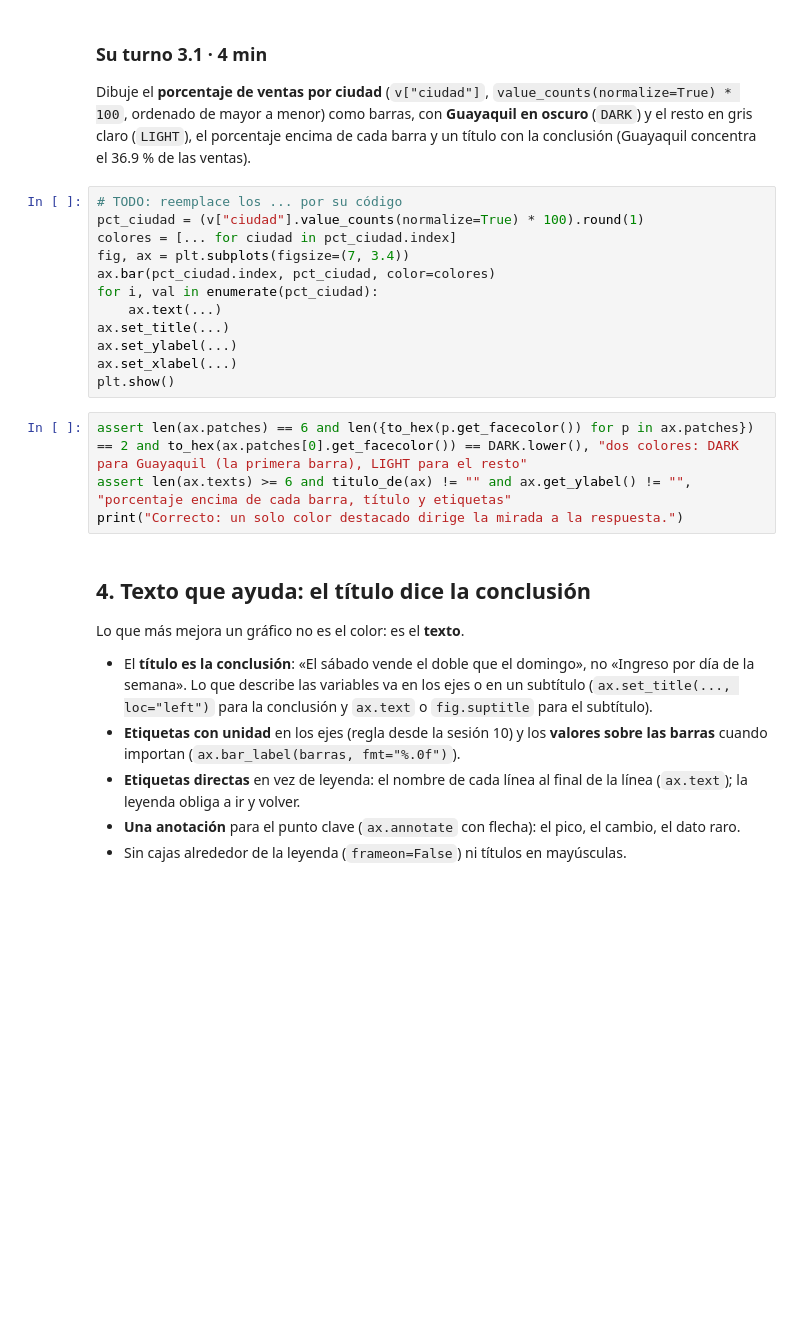
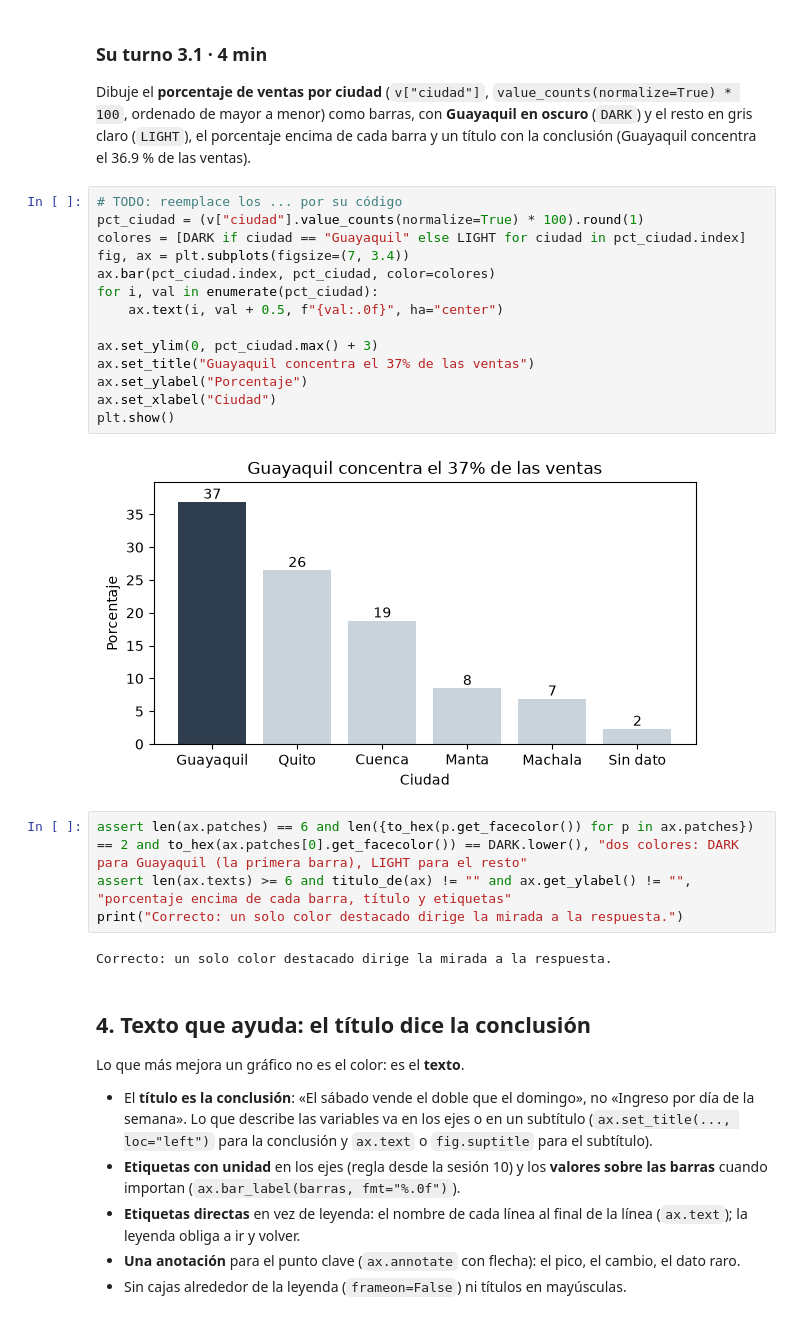
Before and after one commit to 0Kazu/Fundamentos-de-CDIA, a Jupyter notebook: sesion12/S13_Notebook_Clase_Visualizacion.ipynb, the cells around one changed output. Drawn from its saved outputs; the diff is of its cells as text; blank space fills up the shorter version.

```diff
--- a/sesion12/S13_Notebook_Clase_Visualizacion.ipynb
+++ b/sesion12/S13_Notebook_Clase_Visualizacion.ipynb
@@ -215,19 +253,25 @@ Dibuje el **porcentaje de ventas por ciudad** (`v["ciudad"]`, `value_counts(norm
 # %%
 # TODO: reemplace los ... por su código
 pct_ciudad = (v["ciudad"].value_counts(normalize=True) * 100).round(1)
-colores = [... for ciudad in pct_ciudad.index]
+colores = [DARK if ciudad == "Guayaquil" else LIGHT for ciudad in pct_ciudad.index]
 fig, ax = plt.subplots(figsize=(7, 3.4))
 ax.bar(pct_ciudad.index, pct_ciudad, color=colores)
 for i, val in enumerate(pct_ciudad):
-    ax.text(...)
-ax.set_title(...)
-ax.set_ylabel(...)
-ax.set_xlabel(...)
+    ax.text(i, val + 0.5, f"{val:.0f}", ha="center")
+
+ax.set_ylim(0, pct_ciudad.max() + 3)
+ax.set_title("Guayaquil concentra el 37% de las ventas")
+ax.set_ylabel("Porcentaje")
+ax.set_xlabel("Ciudad")
 plt.show()
+# %% [output]
+[figure, added]
 # %%
 assert len(ax.patches) == 6 and len({to_hex(p.get_facecolor()) for p in ax.patches}) == 2 and to_hex(ax.patches[0].get_facecolor()) == DARK.lower(), "dos colores: DARK para Guayaquil (la primera barra), LIGHT para el resto"
 assert len(ax.texts) >= 6 and titulo_de(ax) != "" and ax.get_ylabel() != "", "porcentaje encima de cada barra, título y etiquetas"
 print("Correcto: un solo color destacado dirige la mirada a la respuesta.")
+# %% [output]
+Correcto: un solo color destacado dirige la mirada a la respuesta.
 # %% [markdown]
 ## 4. Texto que ayuda: el título dice la conclusión
 
```
Also changed, not shown: parts of 19 cells of this notebook, 23 other files.
